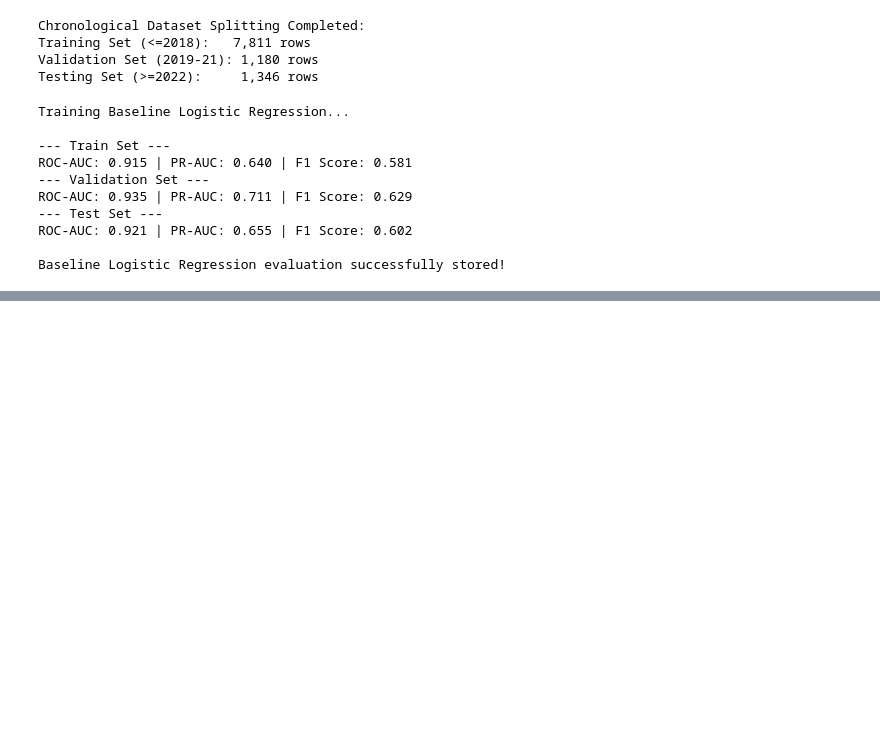
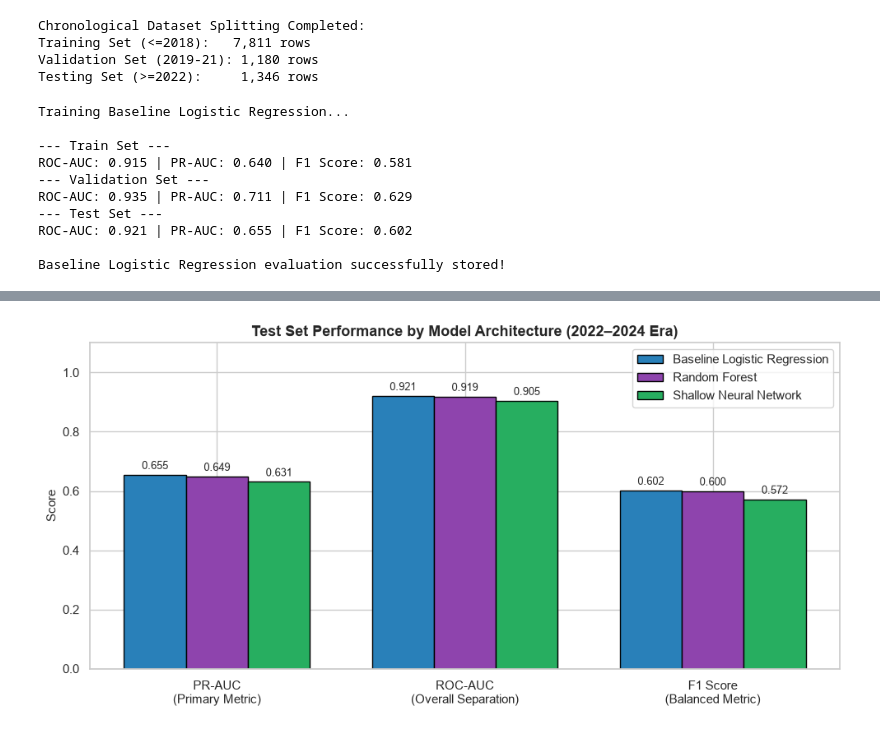
Before and after one commit to amado-888/ACL_Project, a Jupyter notebook: cleaned-version.ipynb, the cells around one changed output, grey strips where cells are left out. Cells and saved outputs as stored; diff of their text form; code cells hidden in the pictures; blank space fills up the shorter version.

```diff
--- a/cleaned-version.ipynb
+++ b/cleaned-version.ipynb
@@ -1301,7 +1315,8 @@ df_model_ready = df_model_ready[final_cols]
 
 # 4. Chronological Split Strategy
 # To prevent temporal data leakage, we split by F1 regulation eras rather than a random train_test_split.
-train_mask = df_model_ready["year"] <= 2018
+
+train_mask = (df_model_ready["year"] <= 2018)
 val_mask = (df_model_ready["year"] >= 2019) & (df_model_ready["year"] <= 2021)
 test_mask = df_model_ready["year"] >= 2022
 
@@ -1327,7 +1342,6 @@ Testing Set (>=2022):     1,346 rows
 # %%
 # 1. Build the Preprocessing and Modeling Pipeline
 logreg_pipeline = Pipeline(steps=[
-    ('imputer', SimpleImputer(strategy='median')),
     ('scaler', StandardScaler()),
     ('classifier', LogisticRegression(
         penalty='l2',              # Handles collinearity
@@ -1367,0 +1670,25 @@ Baseline Logistic Regression evaluation successfully stored!
+# %%
+# Comparative plot on Unseen Test Data (2022-2024 Era)
+fig, ax = plt.subplots(figsize=(10, 5))
+
+metrics_to_plot = ["Test PR-AUC", "Test ROC-AUC", "Test F1"]
+x = np.arange(len(metrics_to_plot))
+width = 0.25
+
+colors = ['#2980b9', '#8e44ad', '#27ae60']
+for i, m_name in enumerate(["Baseline Logistic Regression", "Random Forest", "Shallow Neural Network"]):
+    vals = [df_comparison.loc[m_name, m] for m in metrics_to_plot]
+    bars = ax.bar(x + (i - 1) * width, vals, width, label=m_name, color=colors[i], edgecolor='black')
+    ax.bar_label(bars, fmt='%.3f', padding=3, fontsize=9)
+
+ax.set_ylabel('Score', fontsize=11)
+ax.set_title('Test Set Performance by Model Architecture (2022–2024 Era)', fontsize=13, fontweight='bold')
+ax.set_xticks(x)
+ax.set_xticklabels(["PR-AUC\n(Primary Metric)", "ROC-AUC\n(Overall Separation)", "F1 Score\n(Balanced Metric)"])
+ax.set_ylim(0, 1.1)
+ax.legend(loc="upper right")
+
+plt.tight_layout()
+plt.show()
+# %% [output]
+[figure, added]
```
Also changed, not shown: parts of 23 cells of this notebook.
